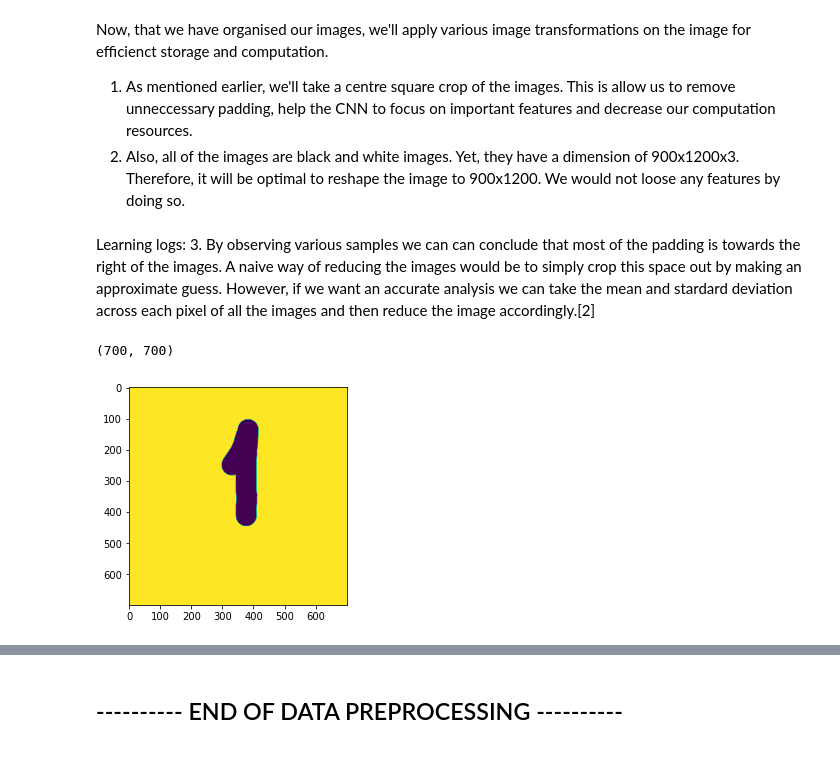
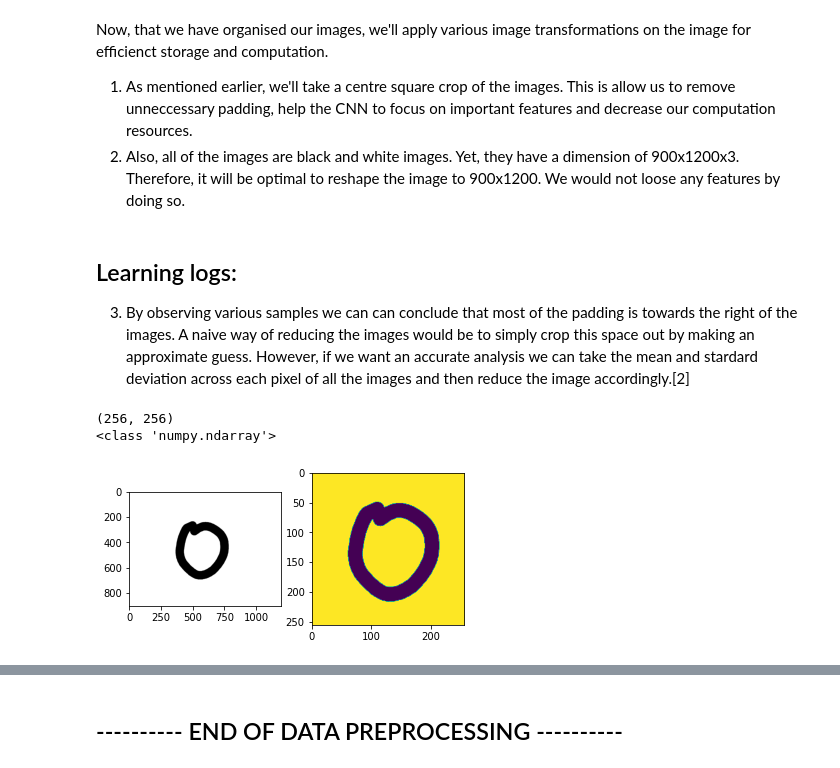
Before and after one commit to manohar2000/MIDAS_Challenge, a Jupyter notebook: Part_1.ipynb, the cells around one changed output, grey strips where cells are left out. Drawn from its saved outputs; the diff is of its cells as text; code cells hidden in the pictures.

```diff
--- a/Part_1.ipynb
+++ b/Part_1.ipynb
@@ -271,22 +271,49 @@ Now, that we have organised our images, we'll apply various image transformation
 1. As mentioned earlier, we'll take a centre square crop of the images. This is allow us to remove unneccessary padding, help the CNN to focus on important features and decrease our computation resources.
 2. Also, all of the images are black and white images. Yet, they have a dimension of 900x1200x3. Therefore, it will be optimal to reshape the image to 900x1200. We would not loose any features by doing so.
 # %% [markdown]
-Learning logs:
+## Learning logs:
 3. By observing various samples we can can conclude that most of the padding is towards the right of the images. A naive way of reducing the images would be to simply crop this space out by making an approximate guess. However, if we want an accurate analysis we can take the mean and stardard deviation across each pixel of all the images and then reduce the image accordingly.[2]
 # %%
-# For testing applying the above mentioned transformations to a single image
-#(to keep things simple for me, I'll crop the images by taking an approximate guess :P)
+'''
+For testing applying the above mentioned transformations to a single image
+(to keep things simple for me, I'll crop the images by taking an approximate guess :P)
+We will also have to reduce the size of the image because the current size will consume a lot of resources
+
+'''
 
 #test_img = X[60]
 # modified_img = cv2.cvtColor(X[60], cv2.COLOR_BGR2GRAY)
 # modified_img = modified_img[100:800,200:900]
 
-modified_img = cv2.cvtColor(X[60][100:800,200:900], cv2.COLOR_BGR2GRAY)
+
+
+original_img = X[0]
+
+modified_img = cv2.cvtColor(original_img[100:800,200:900], cv2.COLOR_BGR2GRAY)
+
+scale_percent = 36.6
+width = int(modified_img.shape[1] * scale_percent / 100)
+height = int(modified_img.shape[0] * scale_percent / 100)
+
+dsize = (width, height)
+modified_img = cv2.resize(modified_img, dsize)
+
+print(modified_img.shape)
+print(type(modified_img))
+
+
+plt.subplot(1,2,1)
+plt.imshow(original_img)
+
+plt.subplot(1,2,2)
 plt.imshow(modified_img)
-print(modified_img.shape)
+
+
+plt.show()
 # %% [output]
-(700, 700)
+(256, 256)
+<class 'numpy.ndarray'>
-[figure, old version]
+[figure, new version]
 # %%
 # Applying data transformation to all the images
 for i in range(len(X)):
```
Also changed, not shown: parts of 17 cells of this notebook.
